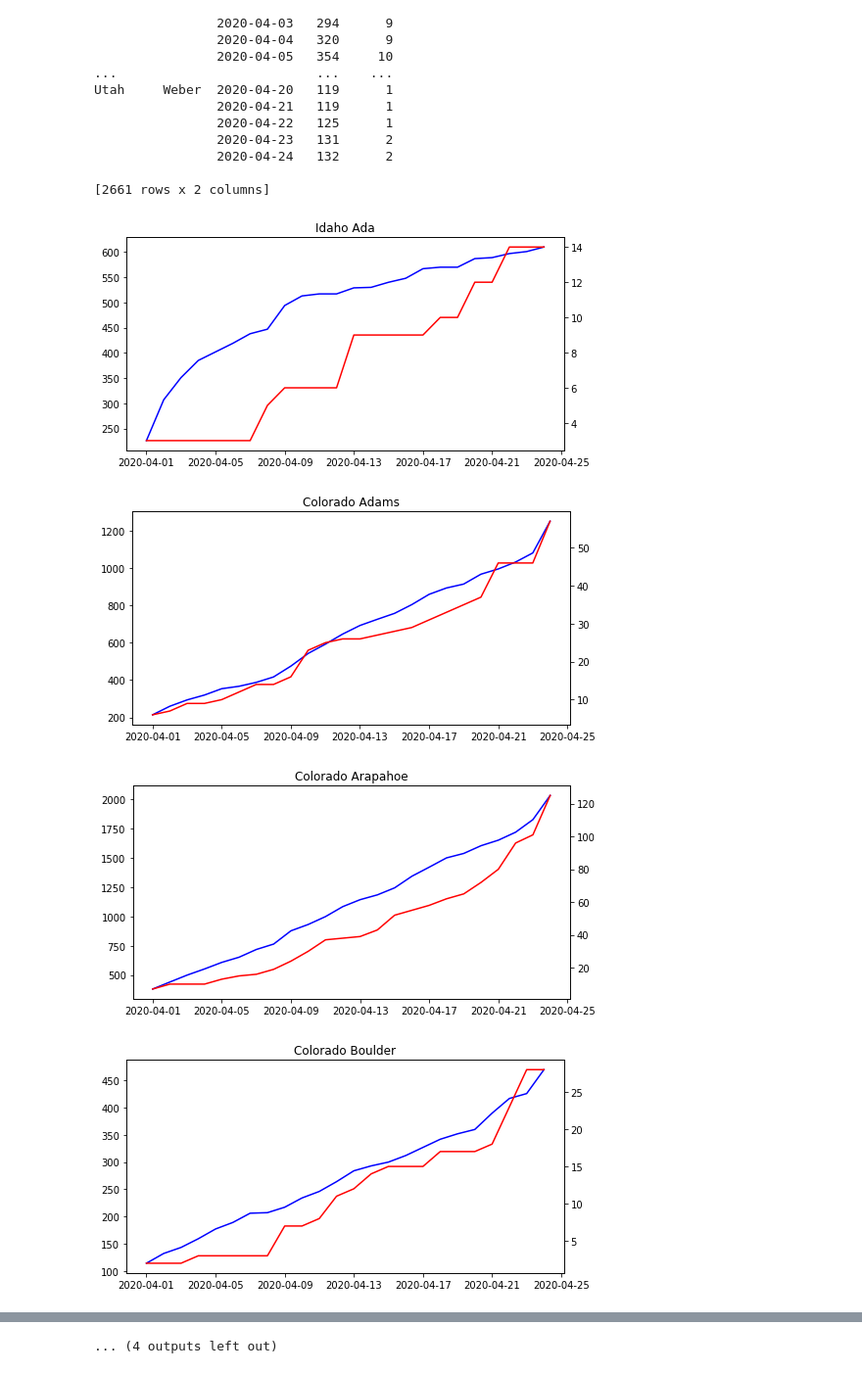
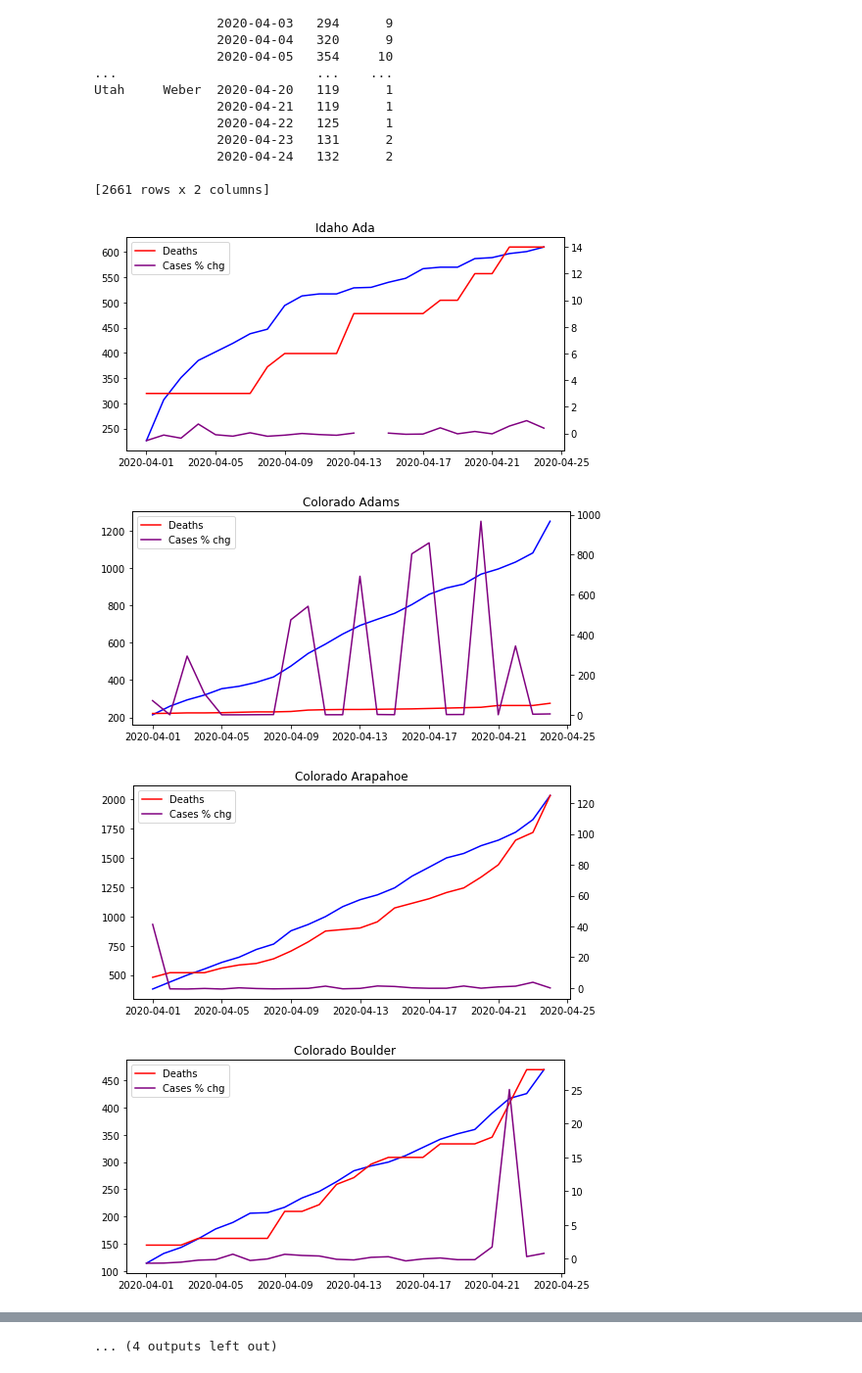
Before and after one commit to skaiphd/python-deep-learning, a Jupyter notebook: time series covid 19.ipynb, the cells around one changed output, grey strips where cells are left out. Shown at 98% size. Drawn from its saved outputs; the diff is of its cells as text; code cells hidden in the pictures.

```diff
--- a/time series covid 19.ipynb
+++ b/time series covid 19.ipynb
@@ -67,6 +67,7 @@ Utah     Weber  2020-04-20   119      1
 #plt.show()
 
 df['state_county']=df['state']+" "+df['county']
+df['cases_pct_change']=df['cases'].pct_change()
 deaths=df['deaths'].tolist()
 cases=df['cases'].tolist()
 counties=df['county'].tolist()
@@ -79,9 +80,9 @@ counties_unique=counties_df['state_county'].unique()
 rows=len(counties_unique)
 
 index=0
-
 deaths=[]
 cases=[]
+cases_pct_change=[]
 index_date=[]
 
 for item in counties_unique:
@@ -92,19 +93,24 @@ for item in counties_unique:
     index=0
     for date in dates:
         subset_df=df[(df['state_county']==item) & (df['date']==str(date)) ]
-        result=subset_df.groupby('date')['deaths'].max()
+        result=subset_df.groupby('date')['deaths'].first()
         value=result[0]
+        deaths.append(value)
 
-        deaths.append(value)
-        index_date.append(date)
-        subset_df=df[(df['state_county']==item)  & (df['date']==str(date))]
-        result=subset_df.groupby('date')['cases'].max()
+        result=subset_df.groupby('date')['cases'].first()
         value=result[0]
         cases.append(value)
+
+        result=subset_df.groupby('date')['cases_pct_change'].first()
+        value=result[0]
+        cases_pct_change.append(value)
+
+        index_date.append(date)
 
     dict={
         'deaths':deaths,
         'cases':cases,
+        'cases_pct_change':cases_pct_change,
         'date':index_date
     }
     df_summary=pd.DataFrame(dict)
@@ -112,75 +118,54 @@ for item in counties_unique:
     #print(df_summary)
 
     fig,ax = plt.subplots(figsize=(8,4))
-    ax.plot(df_summary['date'],df_summary['cases'],color='blue')
+    ax.plot(df_summary['date'],df_summary['cases'],color='blue',label='Cases')
     ax2=ax.twinx()
-    ax2.plot(df_summary['date'],df_summary['deaths'],color='red')
+    ax2.plot(df_summary['date'],df_summary['deaths'],color='red',label='Deaths')
+    ax2.plot(df_summary['date'],df_summary['cases_pct_change'],color='purple',label='Cases % chg')
 
     index+=1
     ax.set_title(item)
     deaths.clear()
     cases.clear()
+    cases_pct_change.clear()
     index_date.clear()
-    #plt.legend()
+    plt.legend()
     plt.show()
 
 deaths_unique=counties_df.groupby(['county','date'])['deaths_x'].max()
 cases_unique =counties_df.groupby(['county','date'])['cases'].max()
 counties_unique=counties_df['county'].unique()
-
 
 plt.hist(deaths_unique,bins=5)
 plt.title('Deaths histogram')
 plt.xlabel='occurrences'
 plt.ylabel='deaths'
 
 plt.show()
 
 X_cases=np.array(cases_unique).reshape(-1,1)
 y_deaths=np.array(deaths_unique).reshape(-1,1)
 prediction_space=np.linspace(min(X_cases),max(X_cases)).reshape(-1,1)
 
 model = linear_model.LinearRegression()
 model.fit(X_cases, y_deaths)
 
 SEED=1
 gbt=GradientBoostingRegressor(n_estimators=300, max_depth=1, random_state=SEED)
 gbt.fit(X_cases, y_deaths)
 
 prediction_space=np.linspace(min(X_cases),max(X_cases)).reshape(-1,1)
 
 plt.clf()
 plt.scatter(cases_unique,deaths_unique)
 plt.plot(prediction_space,model.predict(prediction_space),c="green")
 
 plt.plot(prediction_space,gbt.predict(prediction_space),c="red")
 plt.xlabel='deaths'
 plt.ylabel='cases'
 plt.show()
-
-
-
-
-#rows=len(counties_unique)
-#fig,ax = plt.subplots(rows,1)
-#index=0
-
-#index=0
-#for item in counties_unique:
-#        #print(item)
-#        subset_df=counties_df[counties_df['county']==item]
-#        #print(subset_df.head(5))
-#        deaths=subset_df.groupby(['county'])['deaths_x'].max()
-#        #print(deaths)
-#        cases=subset_df.groupby(['county'])['cases'].max()
-#        #print('deaths='+str(deaths)+':cases='+str(cases))
-#        ax[index].bar(deaths,cases)
-#        ax[index].set_title=str(item)
-#        index+=1
-#plt.xlabel('deaths')
-#plt.ylabel('cases')
 # %% [output]
-[figure, old version]
+[figure, new version]
-[figure, old version]
+[figure, new version]
-[figure, old version]
+[figure, new version]
-[figure, old version]
+[figure, new version]
```
Also changed, not shown: parts of 2 cells of this notebook.
